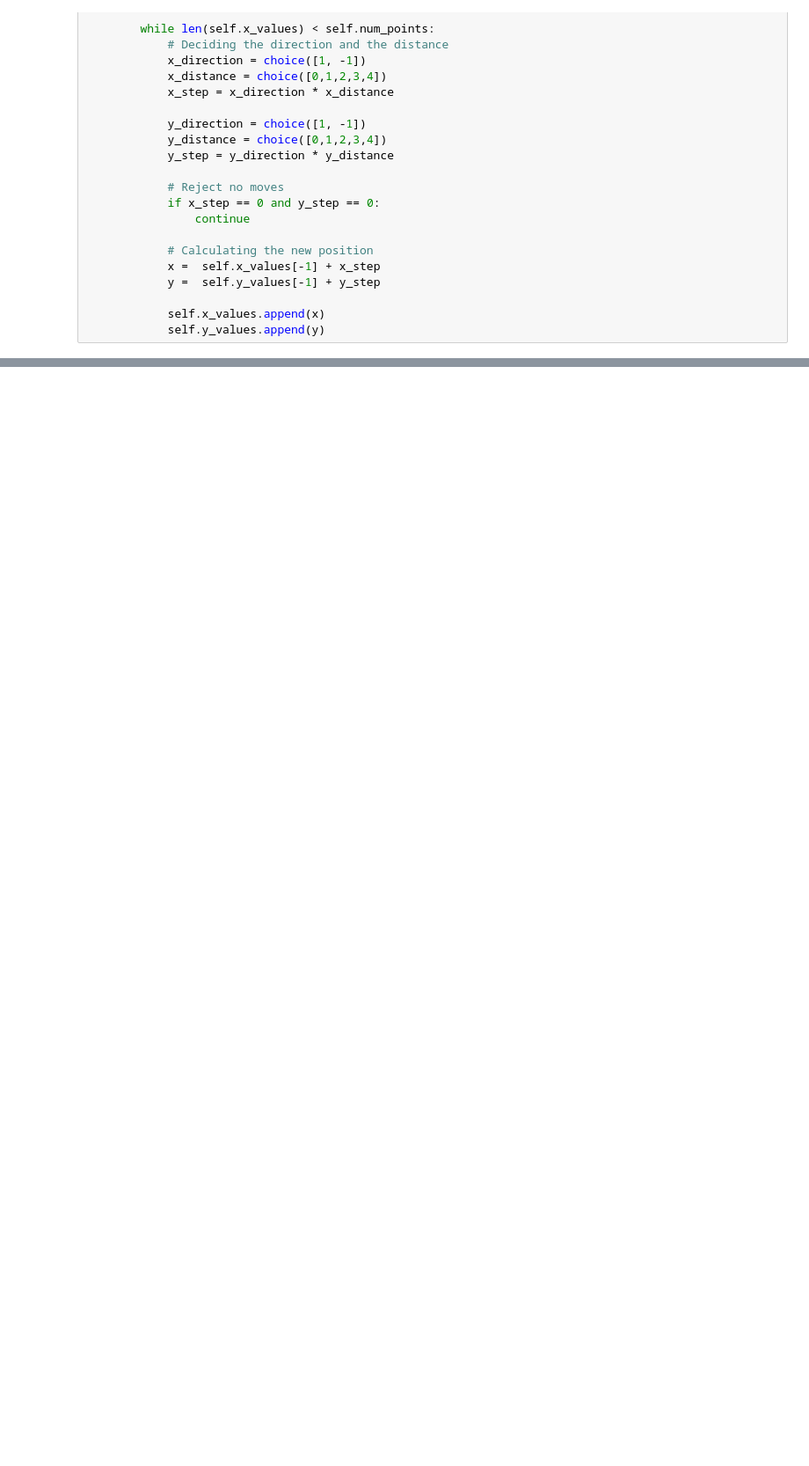
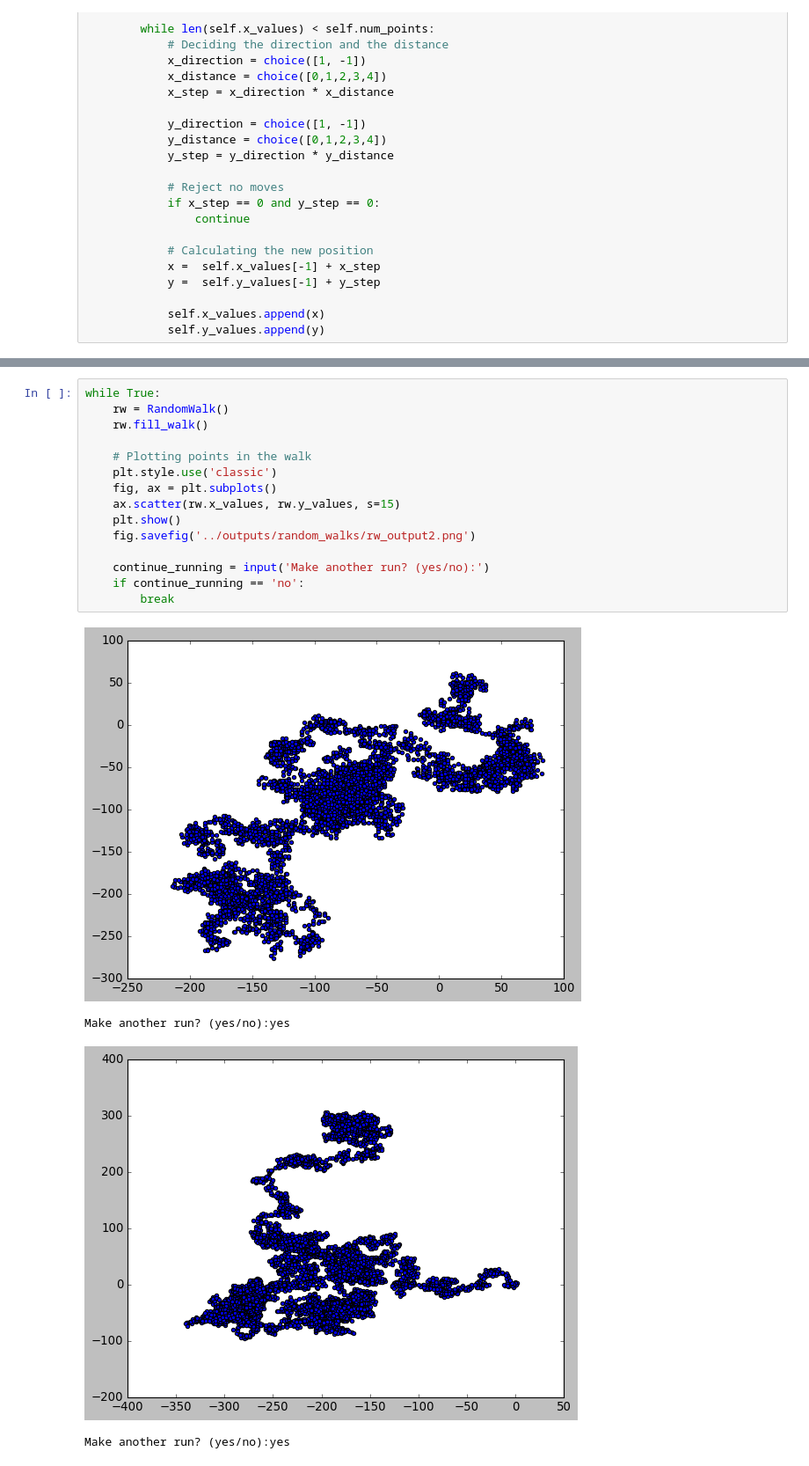
Before and after one commit to RaulMaya/Data-Visualization, a Jupyter notebook: notebooks/random_walks_visual.ipynb, the cells around one changed output, grey strips where cells are left out. Shown at 88% size. Drawn from its saved outputs; the diff is of its cells as text; blank space fills up the shorter version.

```diff
--- a/notebooks/random_walks_visual.ipynb
+++ b/notebooks/random_walks_visual.ipynb
@@ -52,0 +53,20 @@ fig.savefig('../outputs/random_walks/rw_output1.png')
+# %%
+while True:
+    rw = RandomWalk()
+    rw.fill_walk()
+
+    # Plotting points in the walk
+    plt.style.use('classic')
+    fig, ax = plt.subplots()
+    ax.scatter(rw.x_values, rw.y_values, s=15)
+    plt.show()
+    fig.savefig('../outputs/random_walks/rw_output2.png')
+
+    continue_running = input('Make another run? (yes/no):')
+    if continue_running == 'no':
+        break
+# %% [output]
+[figure, added]
+Make another run? (yes/no):yes
+[figure, added]
+Make another run? (yes/no):yes
```
Also changed, not shown: parts of 3 cells of this notebook, 3 other files.
